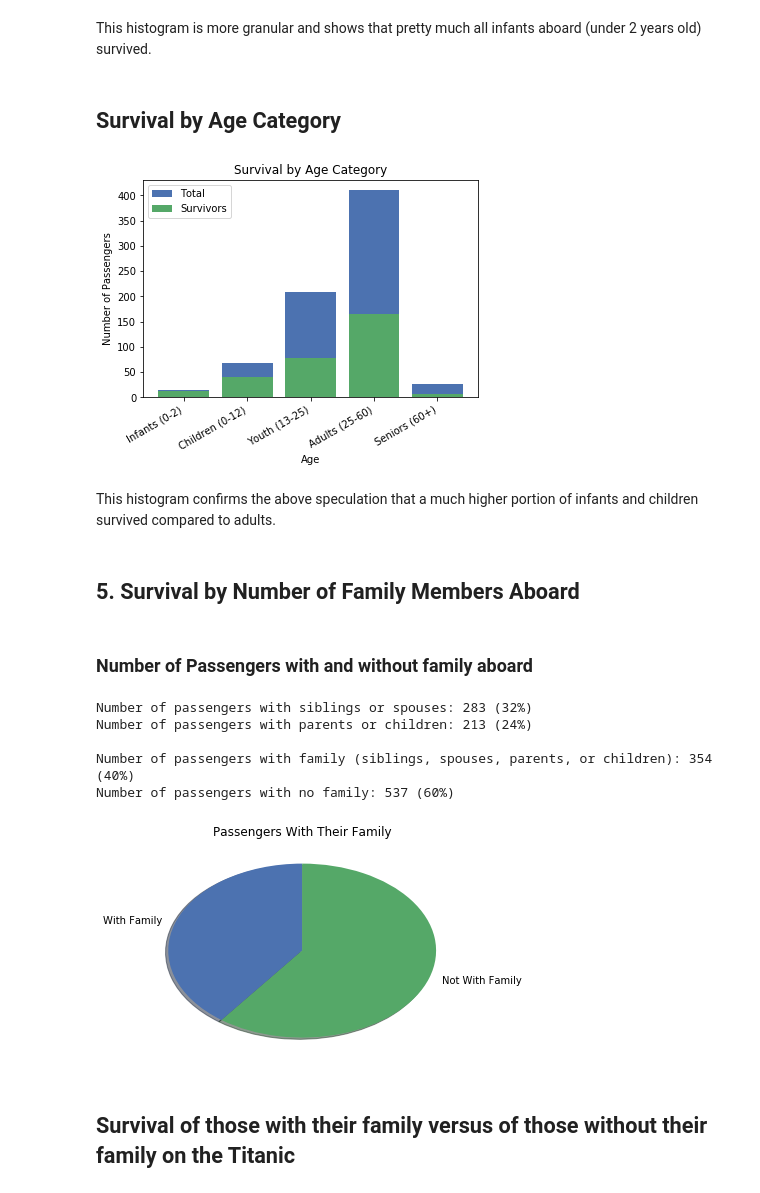
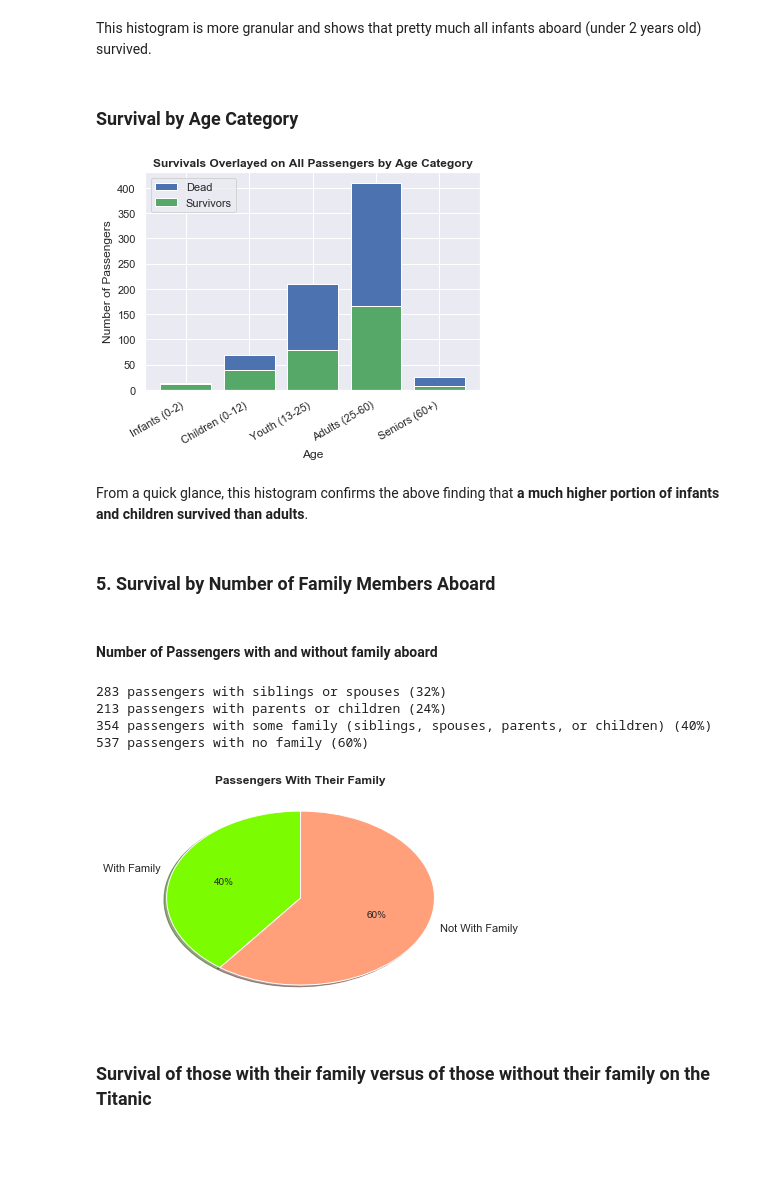
Before and after one commit to minnawoo/Titanic-Data-Analysis-Project, a Jupyter notebook: Data Analysis Project.ipynb, the cells around one changed output. Cells and saved outputs as stored; diff of their text form; code cells hidden in the pictures; blank space fills up the shorter version.

```diff
--- a/Data Analysis Project.ipynb
+++ b/Data Analysis Project.ipynb
@@ -432,7 +399,7 @@ print()
 # %% [markdown]
 This histogram is more granular and shows that pretty much all infants aboard (under 2 years old) survived.
 # %% [markdown]
-## Survival by Age Category
+### Survival by Age Category
 # %%
 # Categorize by Age Categories
 def categorize_by_age(age_list):
@@ -459,51 +426,51 @@ age_category_labels = ['Infants (0-2)', 'Children (0-12)', 'Youth (13-25)', 'Adu
 plt.bar(age_category_labels, age_category_counts)
 plt.bar(age_category_labels, age_category_survivals)
 plt.xticks(age_category_labels, rotation=30, horizontalalignment='right')
-plt.title("Survival by Age Category")
-plt.legend(['Total', 'Survivors'])
+plt.title("Survivals Overlayed on All Passengers by Age Category", fontweight = 'bold')
+plt.legend(['Dead', 'Survivors'], loc = 'best')
 plt.xlabel('Age')
 plt.ylabel('Number of Passengers')
 print()
 # %% [output]
-[figure, old version]
+[figure, new version]
 # %% [markdown]
-This histogram confirms the above speculation that a much higher portion of infants and children survived compared to adults.
+From a quick glance, this histogram confirms the above finding that **a much higher portion of infants and children survived than adults**.
 # %% [markdown]
-## 5.   Survival by Number of Family Members Aboard
+### 5.   Survival by Number of Family Members Aboard
 # %% [markdown]
-### Number of Passengers with and without family aboard
+#### Number of Passengers with and without family aboard
 # %%
 # The dataset has strange categories that we must aggregrate to compare between those with family and those without:
 
 sibsp = titanic_df[titanic_df['SibSp'] > 0][['PassengerId', 'SibSp', 'Parch', 'Survived']]
 parch = titanic_df[titanic_df['Parch'] > 0][['PassengerId', 'SibSp', 'Parch', 'Survived']]
 
 # Family: Those with siblings or spouses and those with parents or children
 family = pd.concat([sibsp, parch]).drop_duplicates()
 
 # No family: Those without siblings or spouses or those without parents or children
 nofamily = titanic_df[titanic_df['SibSp'] + titanic_df['Parch'] == 0][['PassengerId', 'SibSp', 'Parch', 'Survived']]
 num_sibsp = len(sibsp)
 num_parch = len(parch)
 num_family = len(family)
 num_nofamily = len(nofamily)
 
-print("Number of passengers with siblings or spouses:", num_sibsp, "({:.0%})".format(num_sibsp/num_passengers))
-print("Number of passengers with parents or children:", num_parch, "({:.0%})".format(num_parch/num_passengers))
-print()
-print("Number of passengers with family (siblings, spouses, parents, or children):", num_family, "({:.0%})".format(num_family/num_passengers))
-print("Number of passengers with no family:", num_nofamily, "({:.0%})".format(num_nofamily/num_passengers))
+# Print numbers and percentages
+print(num_sibsp, "passengers with siblings or spouses", "({:.0%})".format(num_sibsp/num_passengers))
+print(num_parch, "passengers with parents or children", "({:.0%})".format(num_parch/num_passengers))
+print(num_family, "passengers with some family (siblings, spouses, parents, or children)", "({:.0%})".format(num_family/num_passengers))
+print(num_nofamily, "passengers with no family", "({:.0%})".format(num_nofamily/num_passengers))
 
 # Pie chart
-plt.pie([num_family, num_nofamily], labels=['With Family', 'Not With Family'],shadow=True, startangle=90)
-plt.title('Passengers With Their Family')
-print()
+plt.pie([num_family, num_nofamily], labels=['With Family', 'Not With Family'],shadow=True, startangle=90, \
+        colors = ['lawngreen', 'lightsalmon'], autopct='%1.f%%')
+plt.title('Passengers With Their Family', fontweight = 'bold')
+plt.show()
 # %% [output]
-Number of passengers with siblings or spouses: 283 (32%)
-Number of passengers with parents or children: 213 (24%)
-
-Number of passengers with family (siblings, spouses, parents, or children): 354 (40%)
-Number of passengers with no family: 537 (60%)
+283 passengers with siblings or spouses (32%)
+213 passengers with parents or children (24%)
+354 passengers with some family (siblings, spouses, parents, or children) (40%)
+537 passengers with no family (60%)
-[figure, old version]
+[figure, new version]
 # %% [markdown]
-## Survival of those with their family versus of those without their family on the Titanic
+### Survival of those with their family versus of those without their family on the Titanic
```
Also changed, not shown: parts of 65 cells of this notebook.
